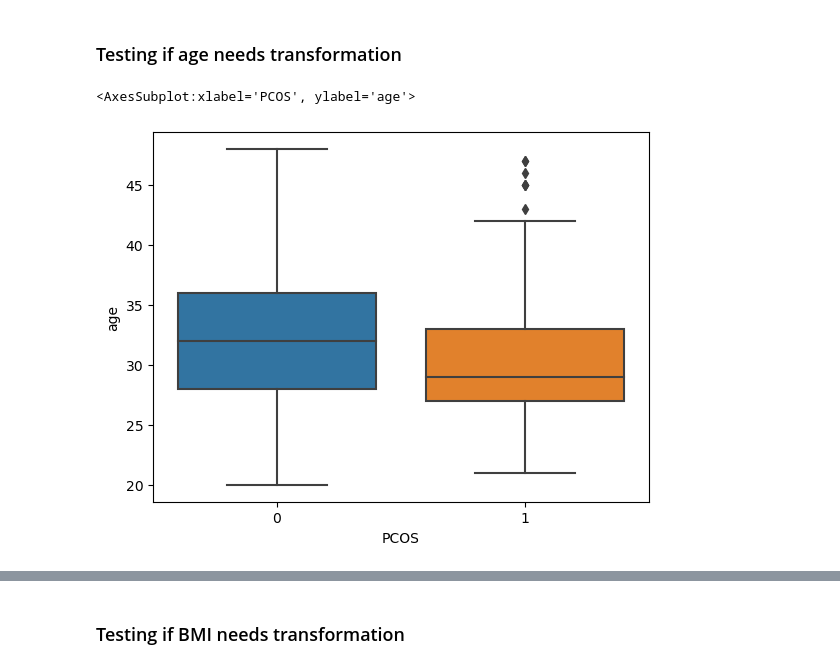
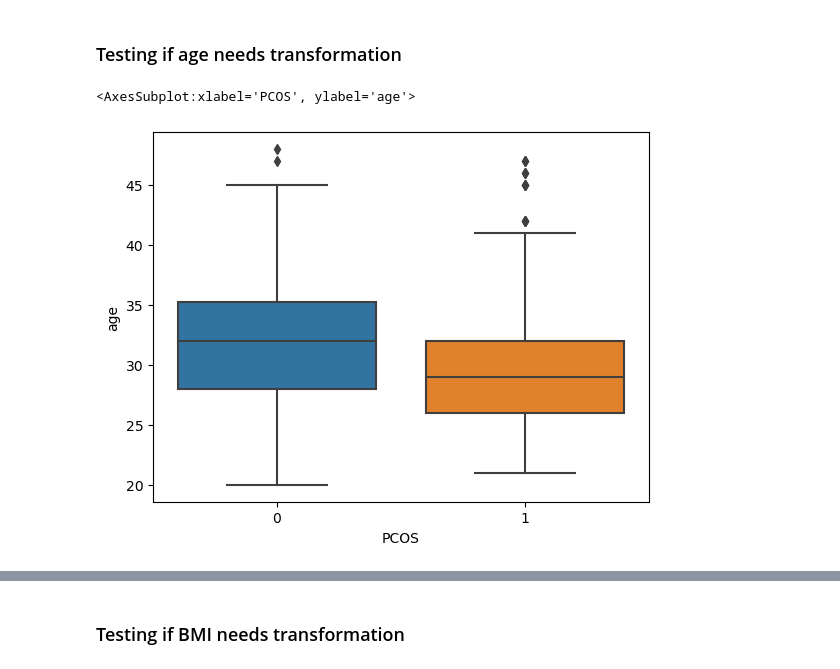
Before and after one commit to ericaez/STAT-303-2-Project, a Jupyter notebook: Project.ipynb, the cells around one changed output, grey strips where cells are left out. Saved outputs shown, nothing was run; the diff lists cells and outputs as text; code cells hidden in the pictures.

```diff
--- a/Project.ipynb
+++ b/Project.ipynb
@@ -163,0 +376,3 @@ y = pd.DataFrame(y_train_res, columns=["PCOS (Y/N)"])
+# %%
+data = df_test_over
+data.shape
@@ -164,6 +381,2 @@ y = pd.DataFrame(y_train_res, columns=["PCOS (Y/N)"])
 # %%
-data = pd.concat([X_train_res, y], axis = 1)
-data = data.reindex(columns=["PCOS (Y/N)", "Age (yrs)", "Weight (Kg)", "Height(Cm)", "BMI", "Pulse rate(bpm)", "RR (breaths/min)", "Marraige Status (Yrs)", 'Fast food (Y/N)', "Pregnant(Y/N)", "No. of aborptions", "H/W Ratio", "Reg.Exercise(Y/N)", "Cycle(R/I)", "hair growth(Y/N)", "Pimples(Y/N)", "Blood Group", "Skin darkening (Y/N)"])
-data = data.rename(columns={"PCOS (Y/N)":"PCOS", "Age (yrs)":"age", "Weight (Kg)": "weight", "Height(Cm)": "height", "Pulse rate(bpm)": "pulse_rate", "RR (breaths/min)": "RR", "Marraige Status (Yrs)": "marriage_years", 'Fast food (Y/N)': "fast_food", "Pregnant(Y/N)": "pregnant", "No. of aborptions": "number_abortions", "H/W Ratio": "hw_ratio", "Reg.Exercise(Y/N)": "regular_exercise", "Cycle(R/I)": "cycle", "hair growth(Y/N)": "hair_growth", "Pimples(Y/N)": "pimples",
-                           "Skin darkening (Y/N)":'skin_dark'})
-data.head()
+data = data.reindex(columns=["PCOS", "age", "weight", "height", "BMI", "pulse_rate", "RR", "marriage_years", 'fast_food', "pregnant", "number_abortions", "hw_ratio", "regular_exercise", "cycle", "hair_growth", "pimples", "blood_group", "skin_dark"])
@@ -181,9 +387,9 @@ data.shape
 # %% [markdown]
 ### Changing Blood Group into categories
 # %%
-blood_group_map = {11: "A+", 12: "A-", 13: "B+", 14: "B-", 15: "O+", 16: "O-", 17: "AB+", 18: "AB-"}
+blood_group_map = {11: "A_pos", 12: "A_neg", 13: "B_pos", 14: "B_neg", 15: "O_pos", 16: "O_neg", 17: "AB_pos", 18: "AB_neg"}
 
-data.loc[:, "blood_group_cat"] = data.loc[:, "Blood Group"].map(blood_group_map)
+data.loc[:, "blood_group_cat"] = data.loc[:, "blood_group"].map(blood_group_map)
 data.head()
 # %% [output]
 |  | PCOS | age | weight | height | BMI | pulse_rate | RR | marriage_years | fast_food | pregnant | ... |
@@ -194,0 +441,4 @@ data.head()
+# %%
+np.random.seed(2)
+train = data.sample(round(data.shape[0]*0.67))
+test = data.drop(train.index)
@@ -197,7 +690,7 @@ data.head()
 # %% [markdown]
 ### Testing if age needs transformation
 # %%
-sns.boxplot(x = 'PCOS', y = 'age', data = data)
+sns.boxplot(x = 'PCOS', y = 'age', data = train)
 # %% [output]
 <AxesSubplot:xlabel='PCOS', ylabel='age'>
-[figure, old version]
+[figure, new version]
```
Also changed, not shown: parts of 151 cells of this notebook.
